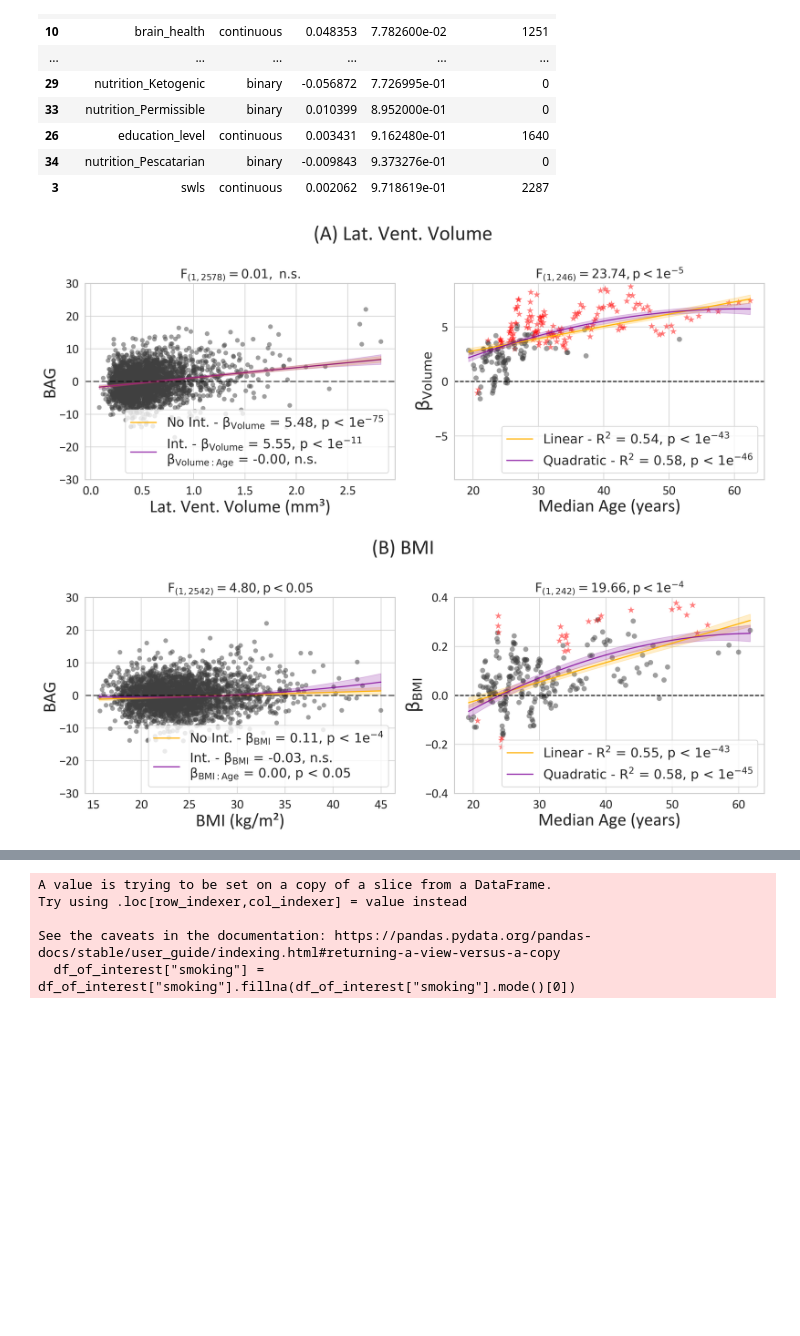
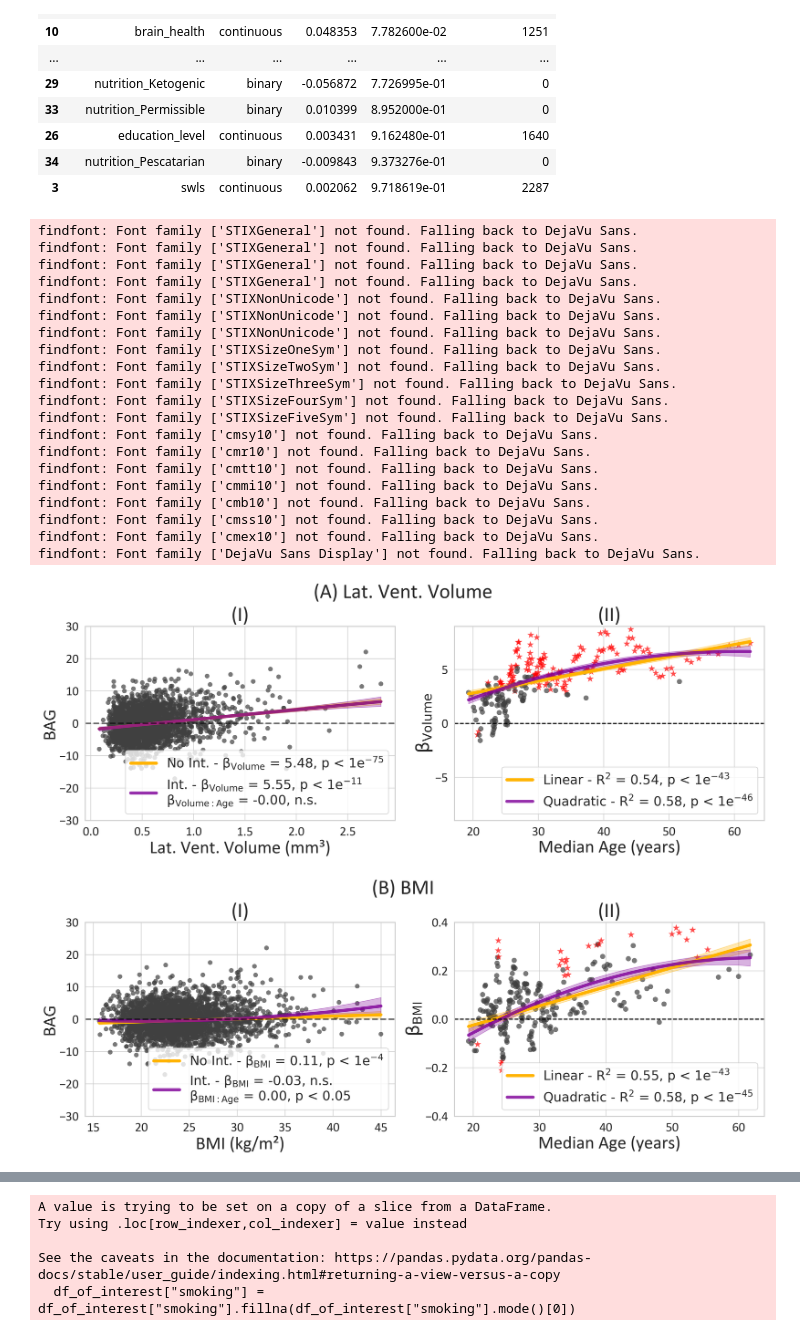
Before and after one commit to GalKepler/neuroaging, a Jupyter notebook: notebooks/fig4/fig_4_bag.ipynb, the cells around one changed output, grey strips where cells are left out. Cells and saved outputs as stored; diff of their text form; code cells hidden in the pictures; blank space fills up the shorter version.

```diff
--- a/notebooks/fig4/fig_4_bag.ipynb
+++ b/notebooks/fig4/fig_4_bag.ipynb
@@ -625,9 +625,12 @@ def rolling_window_analysis(df, x_col="BMI", target=target, group_size=50, step=
 
 # fit_quadratic = False
 # bins_df, model = rolling_window_analysis(df, x_col=feature, target=target, fit_quadratic=False)
+# %%
+mpl.rcParams["font.family"] = "Calibri"  # or any other font you want
 # %%
 from statsmodels.formula.api import ols
 
+show_f = False
 
 group_size = 100
 step = 10
@@ -663,11 +666,13 @@ for feature in features_of_interest:
 
     title = features_vis.get(feature, feature)
     if p < 1e-3:
-        subtitle = f"$F_{{({int(df_diff)}, {int(results_int.df_resid)})}}= {f:.2f}, p < 1e^{{{int(p_exponent)}}}$"
+        subtitle = f"(I)\n$F_{{({int(df_diff)}, {int(results_int.df_resid)})}}= {f:.2f}, p < 1e^{{{int(p_exponent)}}}$"
     elif p < 0.05:
-        subtitle = f"$F_{{({int(df_diff)}, {int(results_int.df_resid)})}}= {f:.2f}, p < 0.05$"
+        subtitle = f"(I)\n$F_{{({int(df_diff)}, {int(results_int.df_resid)})}}= {f:.2f}, p < 0.05$"
     else:
-        subtitle = f"$F_{{({int(df_diff)}, {int(results_int.df_resid)})}}= {f:.2f},$ n.s."
+        subtitle = f"(I)\n$F_{{({int(df_diff)}, {int(results_int.df_resid)})}}= {f:.2f},$ n.s."
+    if not show_f:
+        subtitle = subtitle.split("\n")[0]  # remove the second line
 
     # print(results.summary())
     # break
@@ -682,7 +687,7 @@ for feature in features_of_interest:
         ax=ax,
         # palette={"M": COL_WEIGHTED, "F": COL_RAW},
         color=COL_REF,
-        alpha=0.5,
+        alpha=0.7,
         edgecolor="none",
         legend=False,
     )
@@ -707,7 +712,7 @@ for feature in features_of_interest:
         predictions = predictions.summary_frame(alpha=0.05)
         # plot the regression line
         lines += ax.plot(
-            pred_df[feature], predictions["mean"], color=COL_WEIGHTED if lab == "Int." else COL_RAW
+            pred_df[feature], predictions["mean"], color=COL_WEIGHTED if lab == "Int." else COL_RAW, linewidth=6
         )
         # labels.append(s)
         # label = f"$R^2$ = {results.rsquared:.2f}"
@@ -740,14 +745,14 @@ for feature in features_of_interest:
             predictions["mean_ci_lower"],
             predictions["mean_ci_upper"],
             color=COL_WEIGHTED if lab == "Int." else COL_RAW,
-            alpha=0.2,
-            label=f"{lab} 95% CI",
+            alpha=0.3,
+            # label=f"{lab} 95% CI",
         )
 
     # ax.set_title(title, fontsize=40,pad=20)
-    fig.suptitle(title, fontsize=40, y=1.01)
+    fig.suptitle(title, fontsize=40, y=.95)
     if subtitle:
-        ax.set_title(subtitle, fontsize=24, pad=10)
+        ax.set_title(subtitle, fontsize=40, pad=10)
     ax.set_xlabel(
         feature_no_lead + f" ({units.get(feature, '')})" if feature in units else feature_no_lead
     )
@@ -770,11 +775,14 @@ for feature in features_of_interest:
     f, p, df_diff = mod_quad.compare_f_test(mod_lin)
 
     if p < 1e-3:
-        subtitle = f"$F_{{({int(df_diff)}, {int(mod_quad.df_resid)})}}= {f:.2f}, p < 1e^{{{int(np.ceil(np.log10(p)))}}}$"
+        subtitle = f"(II)\n$F_{{({int(df_diff)}, {int(mod_quad.df_resid)})}}= {f:.2f}, p < 1e^{{{int(np.ceil(np.log10(p)))}}}$"
     elif p < 0.05:
-        subtitle = f"$F_{{({int(df_diff)}, {int(mod_quad.df_resid)})}}= {f:.2f}, p < 0.05$"
+        subtitle = f"(II)\n$F_{{({int(df_diff)}, {int(mod_quad.df_resid)})}}= {f:.2f}, p < 0.05$"
     else:
-        subtitle = f"$F_{{({int(df_diff)}, {int(mod_quad.df_resid)})}}= {f:.2f},$ n.s."
+        subtitle = f"(II)\n$F_{{({int(df_diff)}, {int(mod_quad.df_resid)})}}= {f:.2f},$ n.s."
+
+    if not show_f:
+        subtitle = subtitle.split("\n")[0]
 
     ax = axes[1]
 
@@ -793,7 +801,7 @@ for feature in features_of_interest:
         palette={True: "red", False: COL_REF},
         ax=ax,
         legend=False,
-        alpha=0.5,
+        alpha=0.7,
         edgecolor="none",
     )
     # add regression lines
@@ -809,45 +817,70 @@ for feature in features_of_interest:
         predictions = model.get_prediction(pred_df)
         predictions = predictions.summary_frame(alpha=0.05)
         # plot the regression line
-        lines += ax.plot(pred_df["median_age"], predictions["mean"], color=col)
+        lines += ax.plot(
+            pred_df["median_age"],
+            predictions["mean"],
+            color=col,
+            linewidth=6,
+        )
         ax.fill_between(
             pred_df["median_age"],
             predictions["mean_ci_lower"],
             predictions["mean_ci_upper"],
             color=col,
-            alpha=0.2,
-            label="95% CI",
+            alpha=0.3,
+            # label="95% CI",
         )
         feat = (
             feature_no_lead.replace("Lat. Vent. ", "").replace("Score", "").replace(" Intake", "")
         )
         # label = f"$\\beta_{{{feat}}}$ ~ $Age"
         # if is_quadratic:
         #     label += f" + Age^2$"
         # else:
         #     label += "$"
         label = "Quadratic - " if is_quadratic else "Linear - "
 
         p_exponent = np.ceil(np.log10(model.f_pvalue))
         if model.f_pvalue < 1e-3:
             p_addition = f"p < $1e^{{{int(p_exponent)}}}$"
         elif model.f_pvalue < 0.05:
             p_addition = f"p < 0.05"
         else:
             p_addition = f"n.s."
 
         label += f"$R^2$ = {model.rsquared:.2f}, {p_addition}"
         labels += [label]
 
     ax.axhline(0, color="black", linestyle="--", linewidth=2)
     ax.legend(lines, labels, fontsize=25, loc="lower right")
     ax.set_ylim(ylims.get(feature))
-    ax.set_title(subtitle, fontsize=24, pad=10)
+    ax.set_title(subtitle, fontsize=40, pad=10)
     ax.set_xlabel("Median Age (years)")
     ax.set_ylabel(f"$\\beta_{{{feat}}}$")
 
     savefig_nice(fig, OUTPUT_DIR / f"example1_{feature}.png", dpi=400, tight=True)
     # break
 # %% [output]
+findfont: Font family ['STIXGeneral'] not found. Falling back to DejaVu Sans.
+findfont: Font family ['STIXGeneral'] not found. Falling back to DejaVu Sans.
+findfont: Font family ['STIXGeneral'] not found. Falling back to DejaVu Sans.
+findfont: Font family ['STIXGeneral'] not found. Falling back to DejaVu Sans.
+findfont: Font family ['STIXNonUnicode'] not found. Falling back to DejaVu Sans.
+findfont: Font family ['STIXNonUnicode'] not found. Falling back to DejaVu Sans.
+findfont: Font family ['STIXNonUnicode'] not found. Falling back to DejaVu Sans.
+findfont: Font family ['STIXSizeOneSym'] not found. Falling back to DejaVu Sans.
+findfont: Font family ['STIXSizeTwoSym'] not found. Falling back to DejaVu Sans.
+findfont: Font family ['STIXSizeThreeSym'] not found. Falling back to DejaVu Sans.
+findfont: Font family ['STIXSizeFourSym'] not found. Falling back to DejaVu Sans.
+findfont: Font family ['STIXSizeFiveSym'] not found. Falling back to DejaVu Sans.
+findfont: Font family ['cmsy10'] not found. Falling back to DejaVu Sans.
+findfont: Font family ['cmr10'] not found. Falling back to DejaVu Sans.
+findfont: Font family ['cmtt10'] not found. Falling back to DejaVu Sans.
+findfont: Font family ['cmmi10'] not found. Falling back to DejaVu Sans.
+findfont: Font family ['cmb10'] not found. Falling back to DejaVu Sans.
+findfont: Font family ['cmss10'] not found. Falling back to DejaVu Sans.
+findfont: Font family ['cmex10'] not found. Falling back to DejaVu Sans.
+findfont: Font family ['DejaVu Sans Display'] not found. Falling back to DejaVu Sans.
-[figure, old version]
+[figure, new version]
-[figure, old version]
+[figure, new version]
```
Also changed, not shown: parts of 2 cells of this notebook, 35 other files.
